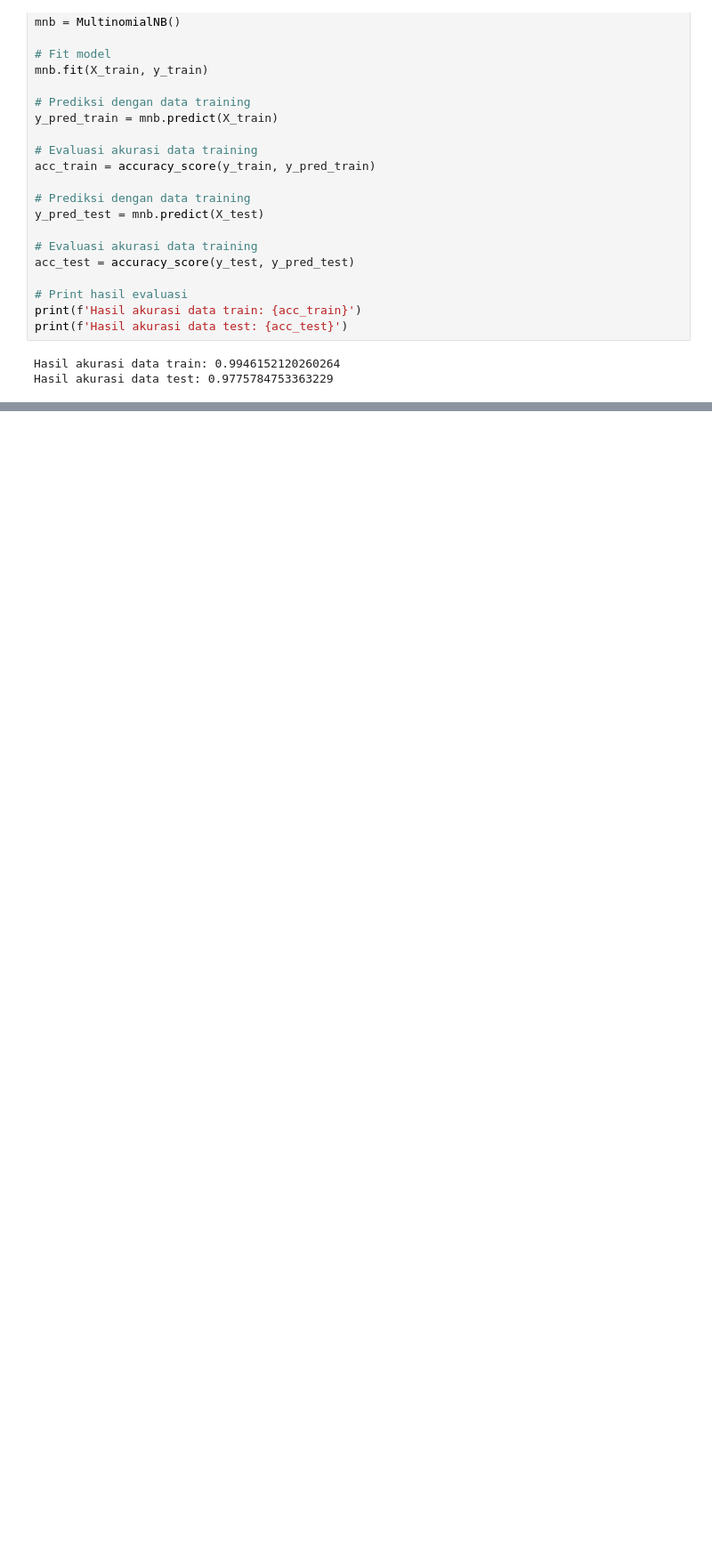
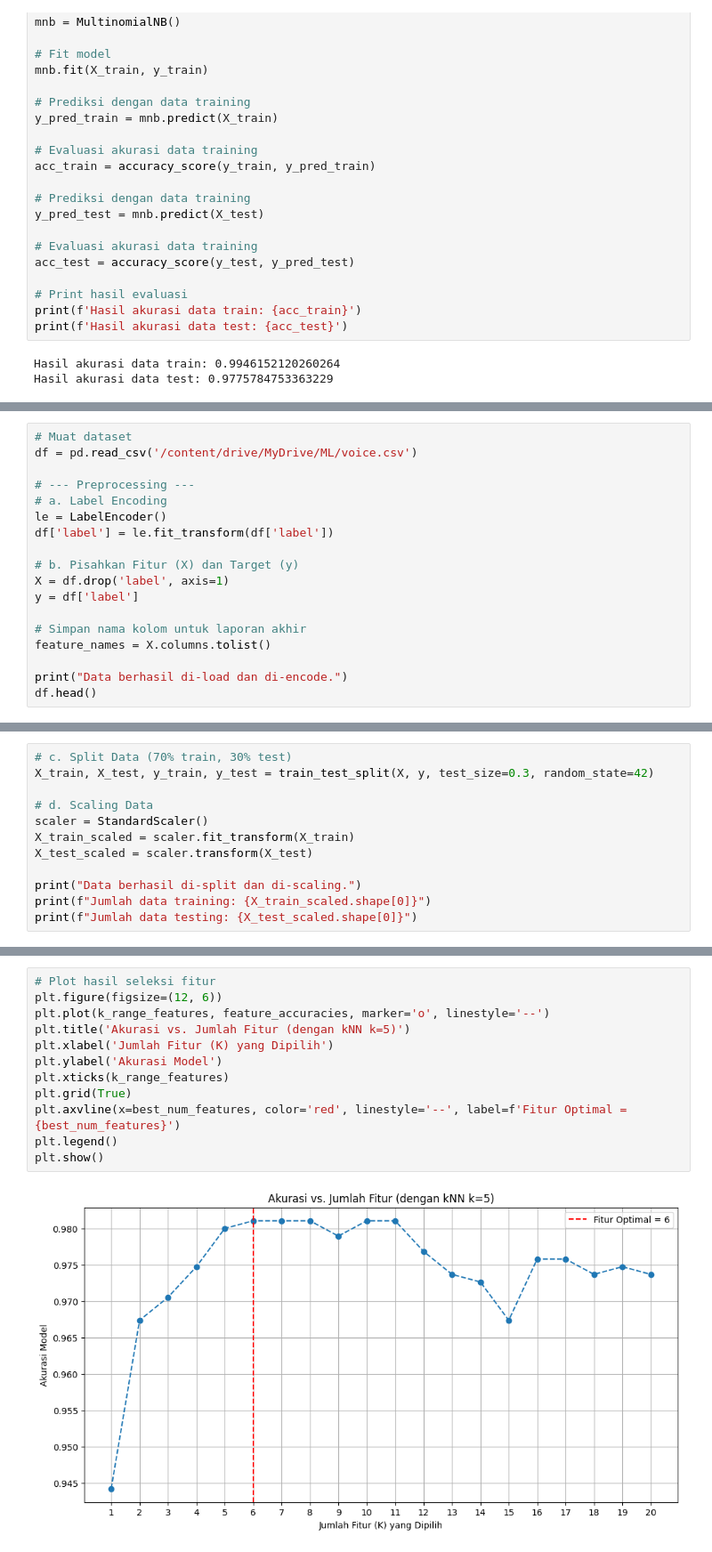
Before and after one commit to soulqan/Machine_Learning_2025, a Jupyter notebook: JS09_Praktikum.ipynb, the cells around one changed output, grey strips where cells are left out. Shown at 89% size. Saved outputs shown, nothing was run; the diff lists cells and outputs as text; blank space fills up the shorter version.

```diff
--- a/JS09_Praktikum.ipynb
+++ b/JS09_Praktikum.ipynb
@@ -458,0 +461,18 @@ Hasil akurasi data test: 0.9775784753363229
+# %%
+# Muat dataset
+df = pd.read_csv('/content/drive/MyDrive/ML/voice.csv')
+
+# --- Preprocessing ---
+# a. Label Encoding
+le = LabelEncoder()
+df['label'] = le.fit_transform(df['label'])
+
+# b. Pisahkan Fitur (X) dan Target (y)
+X = df.drop('label', axis=1)
+y = df['label']
+
+# Simpan nama kolom untuk laporan akhir
+feature_names = X.columns.tolist()
+
+print("Data berhasil di-load dan di-encode.")
+df.head()
@@ -458,0 +488,12 @@ Hasil akurasi data test: 0.9775784753363229
+# %%
+# c. Split Data (70% train, 30% test)
+X_train, X_test, y_train, y_test = train_test_split(X, y, test_size=0.3, random_state=42)
+
+# d. Scaling Data
+scaler = StandardScaler()
+X_train_scaled = scaler.fit_transform(X_train)
+X_test_scaled = scaler.transform(X_test)
+
+print("Data berhasil di-split dan di-scaling.")
+print(f"Jumlah data training: {X_train_scaled.shape[0]}")
+print(f"Jumlah data testing: {X_test_scaled.shape[0]}")
@@ -458,0 +555,14 @@ Hasil akurasi data test: 0.9775784753363229
+# %%
+# Plot hasil seleksi fitur
+plt.figure(figsize=(12, 6))
+plt.plot(k_range_features, feature_accuracies, marker='o', linestyle='--')
+plt.title('Akurasi vs. Jumlah Fitur (dengan kNN k=5)')
+plt.xlabel('Jumlah Fitur (K) yang Dipilih')
+plt.ylabel('Akurasi Model')
+plt.xticks(k_range_features)
+plt.grid(True)
+plt.axvline(x=best_num_features, color='red', linestyle='--', label=f'Fitur Optimal = {best_num_features}')
+plt.legend()
+plt.show()
+# %% [output]
+[figure, added]
```
Also changed, not shown: parts of 11 cells of this notebook.
